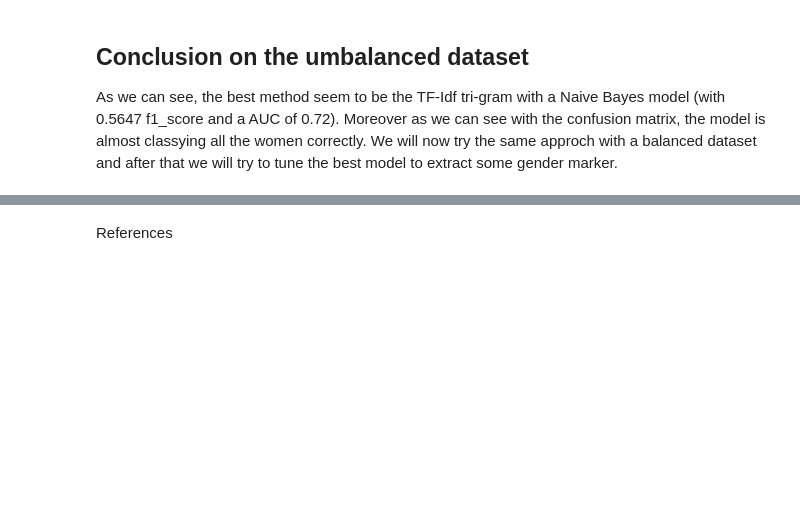
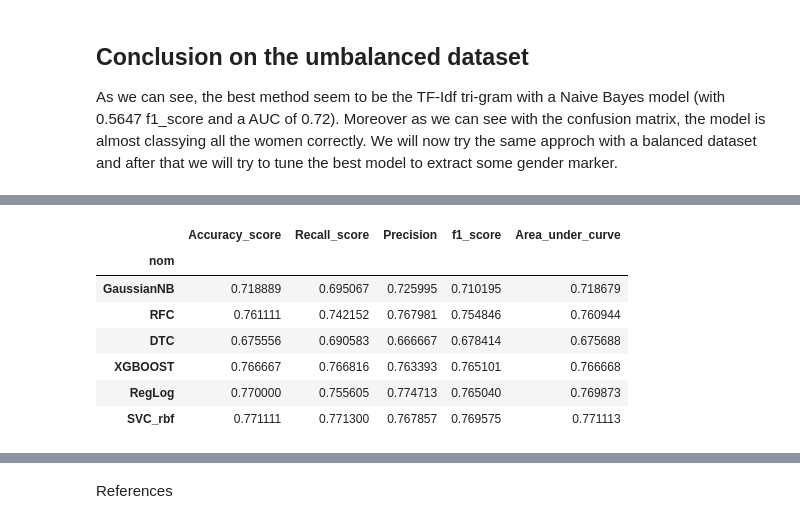
Before and after one commit to cerezamo/NLP_brouillon, a Jupyter notebook: Partie_1.ipynb, the cells around one changed output, grey strips where cells are left out. Saved outputs shown, nothing was run; the diff lists cells and outputs as text; code cells hidden in the pictures; blank space fills up the shorter version.

```diff
--- a/Partie_1.ipynb
+++ b/Partie_1.ipynb
@@ -970,0 +1089,16 @@ We will now try the same approch with a balanced dataset and after that we will
+# %%
+modeldf = pd.DataFrame(columns = [ 'Accuracy_score', 'Recall_score', 'Precision', 'f1_score',
+       'Area_under_curve'])
+for model in models:
+    modeldf = pd.concat([modeldf,model_report(model,X_train,X_test,y_train,y_test)])
+modeldf['nom']=['GaussianNB','RFC','DTC','XGBOOST','RegLog','SVC_rbf']
+modeldf.set_index(['nom'])
+# %% [output]
+|  | Accuracy_score | Recall_score | Precision | f1_score | Area_under_curve |
+| nom |  |  |  |  |  |
+| GaussianNB | 0.718889 | 0.695067 | 0.725995 | 0.710195 | 0.718679 |
+| RFC | 0.761111 | 0.742152 | 0.767981 | 0.754846 | 0.760944 |
+| DTC | 0.675556 | 0.690583 | 0.666667 | 0.678414 | 0.675688 |
+| XGBOOST | 0.766667 | 0.766816 | 0.763393 | 0.765101 | 0.766668 |
+| RegLog | 0.770000 | 0.755605 | 0.774713 | 0.765040 | 0.769873 |
+| SVC_rbf | 0.771111 | 0.771300 | 0.767857 | 0.769575 | 0.771113 |
```
Also changed, not shown: parts of 13 cells of this notebook.
